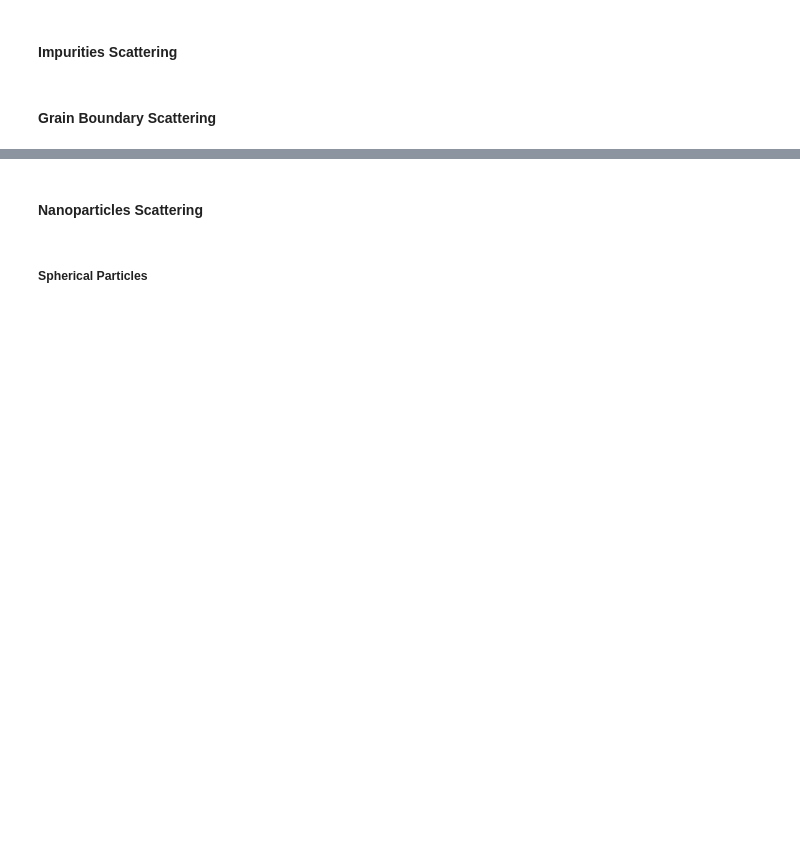
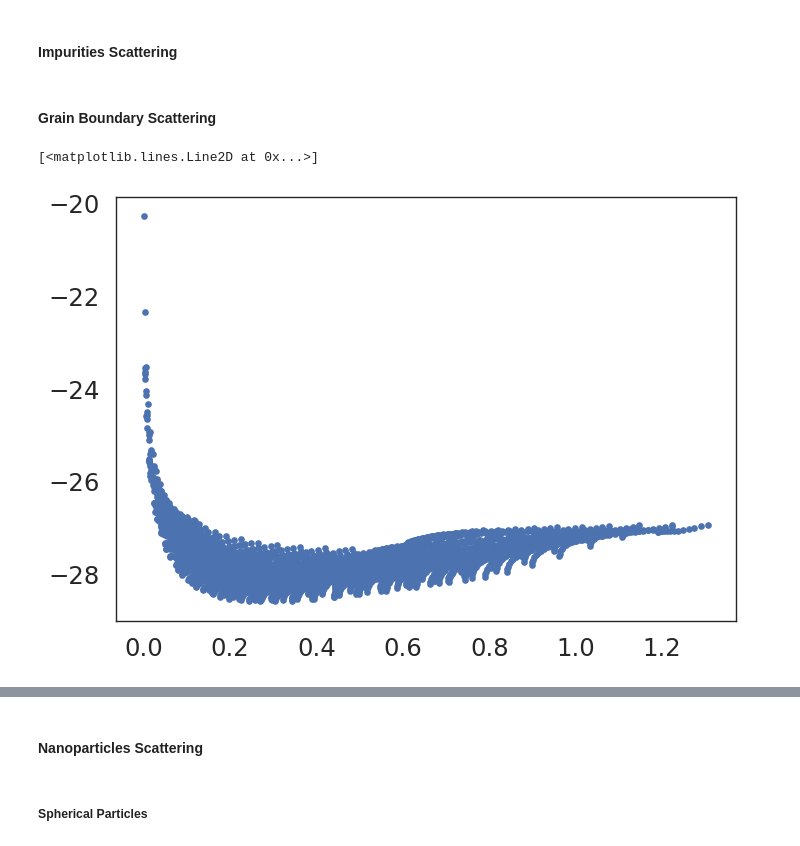
Before and after one commit to ariahosseini/ThermoElectric, a Jupyter notebook: ElectronTransport.ipynb, the cells around one changed output, grey strips where cells are left out. Drawn from its saved outputs; the diff is of its cells as text; code cells hidden in the pictures; blank space fills up the shorter version.

```diff
--- a/ElectronTransport.ipynb
+++ b/ElectronTransport.ipynb
@@ -2293,8 +2604,13 @@ tau_imp_5pct_cooling = impurity_lifetimes['tau_imp_5pct_cooling']
 # %%
-# N_gr = 1e25  # Traps concentration [#/m^2]
-# _tau_gb = np.loadtxt('Lifetime_Data/lifetime_grain.out', delimiter=None, skiprows=0, max_rows=1)
-# _engr_gb = np.loadtxt('Lifetime_Data/energy_grain.out', delimiter=None, skiprows=0)
-# energy_gb, idx_energy_gb, rtrn_idx_energy_gb = np.unique(_engr_gb, return_index=True, return_inverse=True)
-# tau_gb_accum = accum(rtrn_idx_energy_gb, _tau_gb, func=np.mean, dtype=float)
-# tau_gb_interpolator  = Interpolator(energy_gb[1::], tau_gb_accum[1::])
-# tau_gb = tau_gb_interpolator(engr) * (fermi_0pct_heating[0] / N_gr)[:, np.newaxis]
+N_gr = 1e25  # Traps concentration [#/m^2]
+_tau_gb = np.loadtxt('Lifetime_Data/lifetime_grain.out', delimiter=None, skiprows=0, max_rows=1)
+_engr_gb = np.loadtxt('Lifetime_Data/energy_grain.out', delimiter=None, skiprows=0)
+energy_gb, idx_energy_gb, rtrn_idx_energy_gb = np.unique(_engr_gb, return_index=True, return_inverse=True)
+tau_gb_accum = accum(rtrn_idx_energy_gb, _tau_gb, func=np.mean, dtype=float)
+tau_gb_interpolator  = Interpolator(energy_gb[1::], tau_gb_accum[1::])
+tau_gb = tau_gb_interpolator(engr) #* (fermi_0pct_heating[0] / N_gr)[:, np.newaxis]
+# %%
+plt.plot(_engr_gb, np.log(_tau_gb), 'o')
+# %% [output]
+[<matplotlib.lines.Line2D at 0x...>]
+[figure, added]
```
Also changed, not shown: parts of 27 cells of this notebook.
